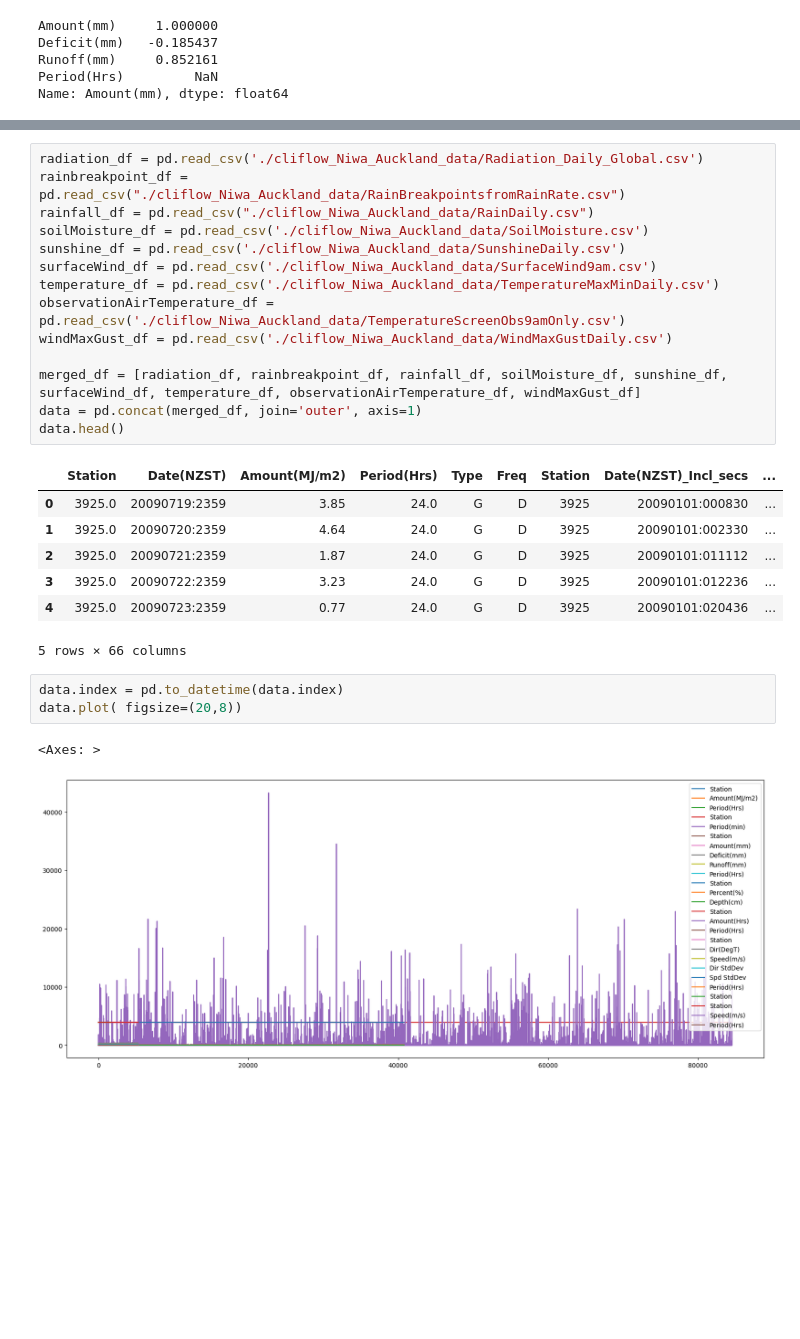
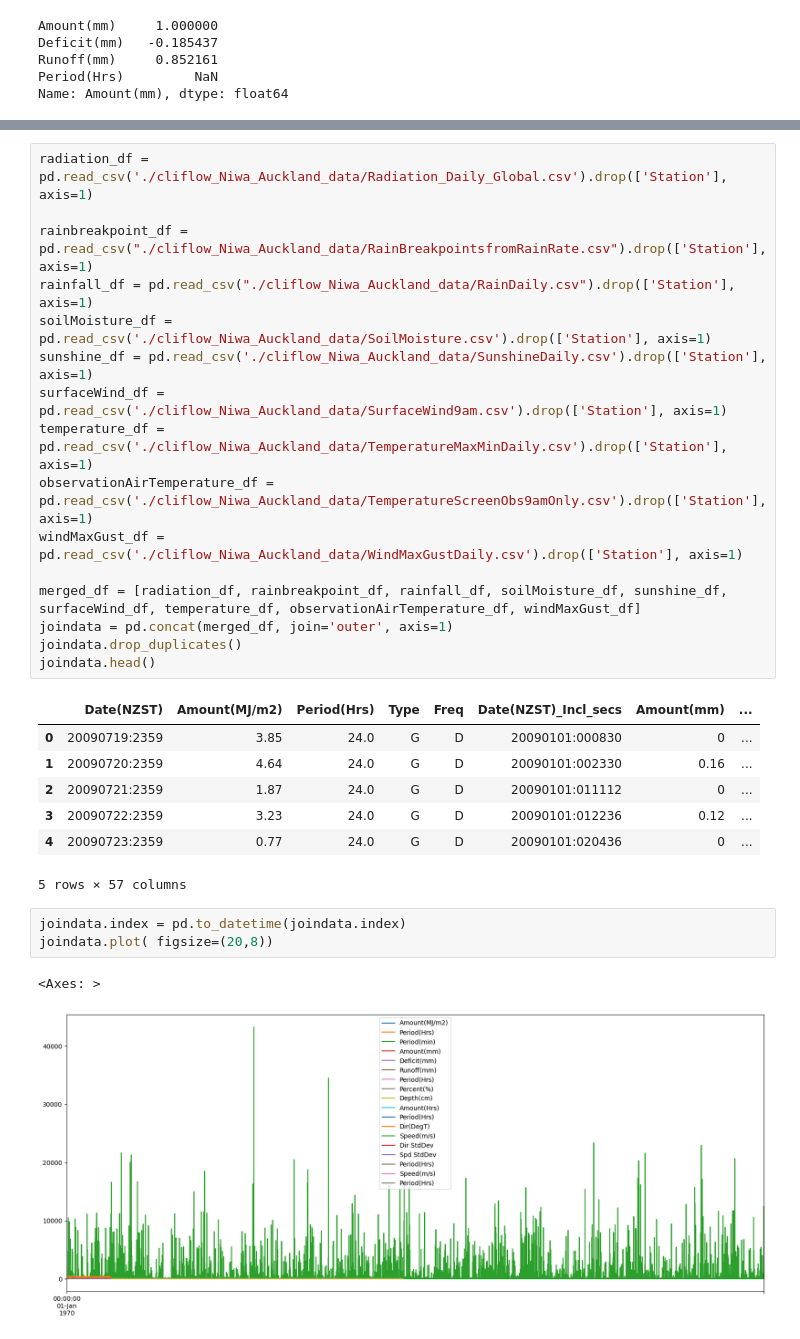
Before and after one commit to YingCG/phyton-basic, a Jupyter notebook: Rainfall_PredictionUsingLinearRegressionModel/rainfall.ipynb, the cells around one changed output, grey strips where cells are left out. Cells and saved outputs as stored; diff of their text form; blank space fills up the shorter version.

```diff
--- a/Rainfall_PredictionUsingLinearRegressionModel/rainfall.ipynb
+++ b/Rainfall_PredictionUsingLinearRegressionModel/rainfall.ipynb
@@ -76,29 +88,31 @@ NameError: name 'pd' is not defined
 # %%
-radiation_df = pd.read_csv('./cliflow_Niwa_Auckland_data/Radiation_Daily_Global.csv')
-rainbreakpoint_df = pd.read_csv("./cliflow_Niwa_Auckland_data/RainBreakpointsfromRainRate.csv")
-rainfall_df = pd.read_csv("./cliflow_Niwa_Auckland_data/RainDaily.csv")
-soilMoisture_df = pd.read_csv('./cliflow_Niwa_Auckland_data/SoilMoisture.csv')
-sunshine_df = pd.read_csv('./cliflow_Niwa_Auckland_data/SunshineDaily.csv')
-surfaceWind_df = pd.read_csv('./cliflow_Niwa_Auckland_data/SurfaceWind9am.csv')
-temperature_df = pd.read_csv('./cliflow_Niwa_Auckland_data/TemperatureMaxMinDaily.csv')
-observationAirTemperature_df = pd.read_csv('./cliflow_Niwa_Auckland_data/TemperatureScreenObs9amOnly.csv')
-windMaxGust_df = pd.read_csv('./cliflow_Niwa_Auckland_data/WindMaxGustDaily.csv')
+radiation_df = pd.read_csv('./cliflow_Niwa_Auckland_data/Radiation_Daily_Global.csv').drop(['Station'], axis=1)
+
+rainbreakpoint_df = pd.read_csv("./cliflow_Niwa_Auckland_data/RainBreakpointsfromRainRate.csv").drop(['Station'], axis=1)
+rainfall_df = pd.read_csv("./cliflow_Niwa_Auckland_data/RainDaily.csv").drop(['Station'], axis=1)
+soilMoisture_df = pd.read_csv('./cliflow_Niwa_Auckland_data/SoilMoisture.csv').drop(['Station'], axis=1)
+sunshine_df = pd.read_csv('./cliflow_Niwa_Auckland_data/SunshineDaily.csv').drop(['Station'], axis=1)
+surfaceWind_df = pd.read_csv('./cliflow_Niwa_Auckland_data/SurfaceWind9am.csv').drop(['Station'], axis=1)
+temperature_df = pd.read_csv('./cliflow_Niwa_Auckland_data/TemperatureMaxMinDaily.csv').drop(['Station'], axis=1)
+observationAirTemperature_df = pd.read_csv('./cliflow_Niwa_Auckland_data/TemperatureScreenObs9amOnly.csv').drop(['Station'], axis=1)
+windMaxGust_df = pd.read_csv('./cliflow_Niwa_Auckland_data/WindMaxGustDaily.csv').drop(['Station'], axis=1)
 
 merged_df = [radiation_df, rainbreakpoint_df, rainfall_df, soilMoisture_df, sunshine_df, surfaceWind_df, temperature_df, observationAirTemperature_df, windMaxGust_df]
-data = pd.concat(merged_df, join='outer', axis=1)
-data.head()
+joindata = pd.concat(merged_df, join='outer', axis=1)
+joindata.drop_duplicates()
+joindata.head()
 # %% [output]
-|  | Station | Date(NZST) | Amount(MJ/m2) | Period(Hrs) | Type | Freq | Station | Date(NZST)_Incl_secs | ... |
-| 0 | 3925.0 | 20090719:2359 | 3.85 | 24.0 | G | D | 3925 | 20090101:000830 | ... |
-| 1 | 3925.0 | 20090720:2359 | 4.64 | 24.0 | G | D | 3925 | 20090101:002330 | ... |
-| 2 | 3925.0 | 20090721:2359 | 1.87 | 24.0 | G | D | 3925 | 20090101:011112 | ... |
-| 3 | 3925.0 | 20090722:2359 | 3.23 | 24.0 | G | D | 3925 | 20090101:012236 | ... |
-| 4 | 3925.0 | 20090723:2359 | 0.77 | 24.0 | G | D | 3925 | 20090101:020436 | ... |
+|  | Date(NZST) | Amount(MJ/m2) | Period(Hrs) | Type | Freq | Date(NZST)_Incl_secs | Amount(mm) | ... |
+| 0 | 20090719:2359 | 3.85 | 24.0 | G | D | 20090101:000830 | 0 | ... |
+| 1 | 20090720:2359 | 4.64 | 24.0 | G | D | 20090101:002330 | 0.16 | ... |
+| 2 | 20090721:2359 | 1.87 | 24.0 | G | D | 20090101:011112 | 0 | ... |
+| 3 | 20090722:2359 | 3.23 | 24.0 | G | D | 20090101:012236 | 0.12 | ... |
+| 4 | 20090723:2359 | 0.77 | 24.0 | G | D | 20090101:020436 | 0 | ... |
-5 rows × 66 columns
+5 rows × 57 columns
 # %%
-data.index = pd.to_datetime(data.index)
-data.plot( figsize=(20,8))
+joindata.index = pd.to_datetime(joindata.index)
+joindata.plot( figsize=(20,8))
 # %% [output]
 <Axes: >
-[figure, old version]
+[figure, new version]
 # %%
```
Also changed, not shown: parts of 3 cells of this notebook, 1 other file.
